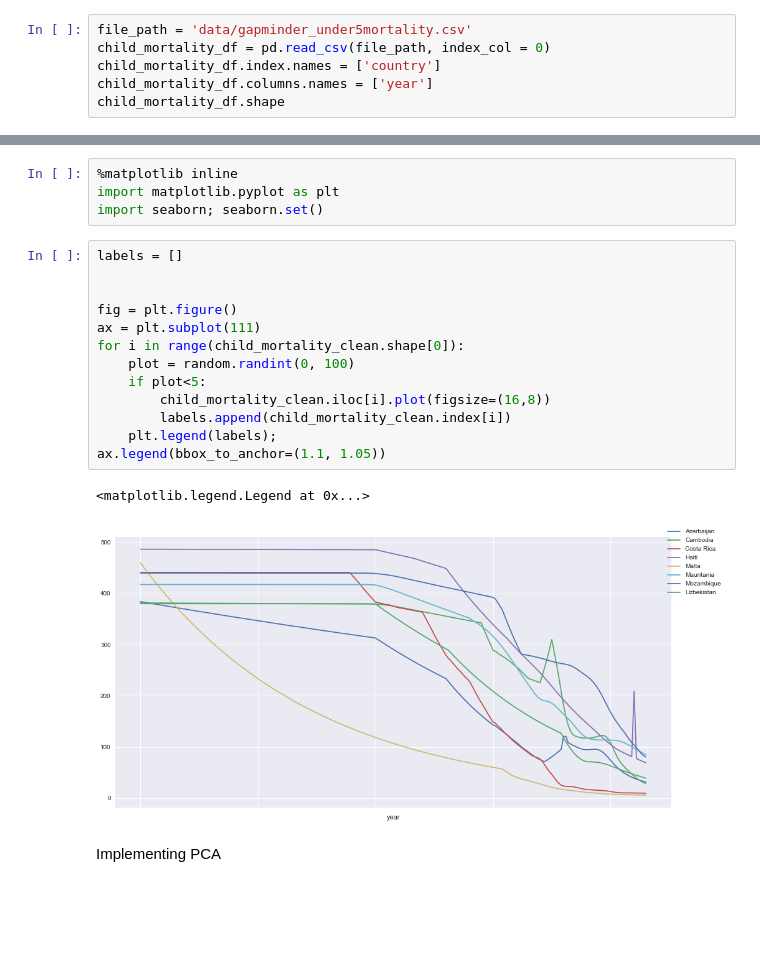
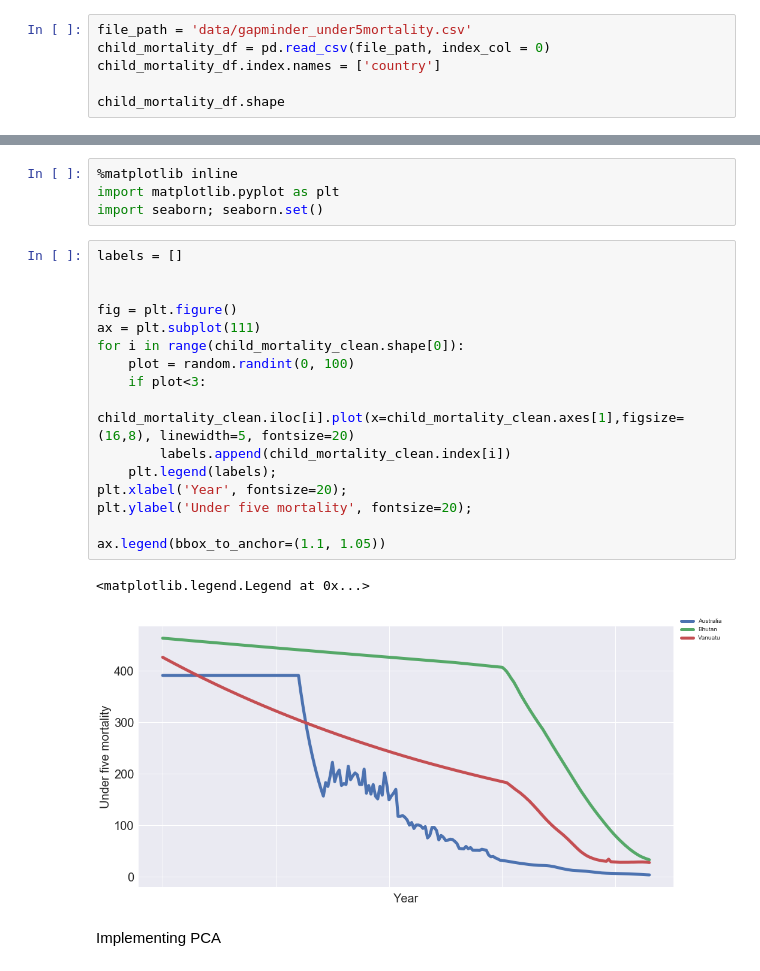
Before and after one commit to crangelsmith/ATI_project, a Jupyter notebook: Gapminder_ChildMortality_ExpAnalysis.ipynb, the cells around one changed output, grey strips where cells are left out. Drawn from its saved outputs; the diff is of its cells as text; blank space fills up the shorter version.

```diff
--- a/Gapminder_ChildMortality_ExpAnalysis.ipynb
+++ b/Gapminder_ChildMortality_ExpAnalysis.ipynb
@@ -9,7 +9,7 @@ import random
 file_path = 'data/gapminder_under5mortality.csv'
 child_mortality_df = pd.read_csv(file_path, index_col = 0)
 child_mortality_df.index.names = ['country']
-child_mortality_df.columns.names = ['year']
+
 child_mortality_df.shape
 # %% [output]
 (440, 216)
@@ -47,19 +47,22 @@ import seaborn; seaborn.set()
 # %%
 labels = []
 
 
 fig = plt.figure()
 ax = plt.subplot(111)
 for i in range(child_mortality_clean.shape[0]):
     plot = random.randint(0, 100)
-    if plot<5:
-        child_mortality_clean.iloc[i].plot(figsize=(16,8))
+    if plot<3:
+        child_mortality_clean.iloc[i].plot(x=child_mortality_clean.axes[1],figsize=(16,8), linewidth=5, fontsize=20)
         labels.append(child_mortality_clean.index[i])
     plt.legend(labels);
+plt.xlabel('Year', fontsize=20);
+plt.ylabel('Under five mortality', fontsize=20);
+
 ax.legend(bbox_to_anchor=(1.1, 1.05))
 # %% [output]
 <matplotlib.legend.Legend at 0x...>
-[figure, old version]
+[figure, new version]
 # %% [markdown]
 Implementing PCA
 # %%
```
Also changed, not shown: parts of 27 cells of this notebook.
